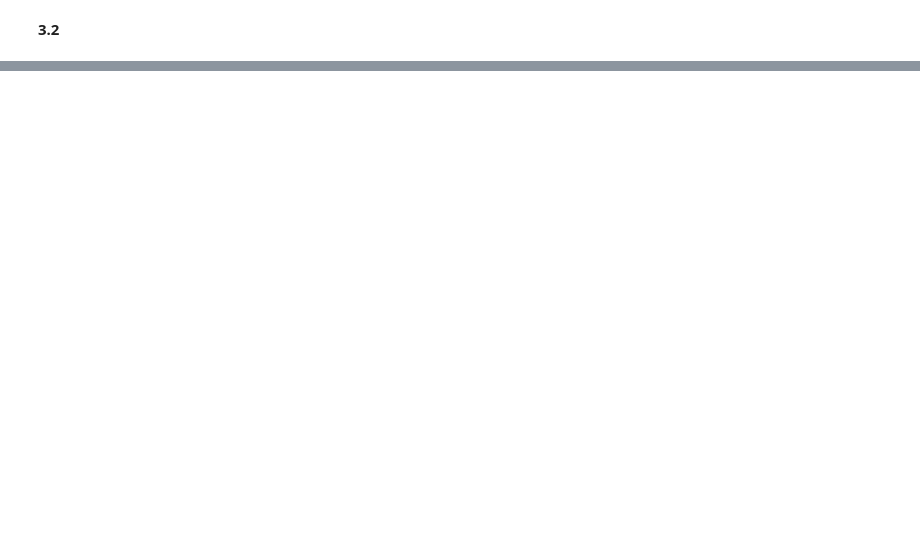
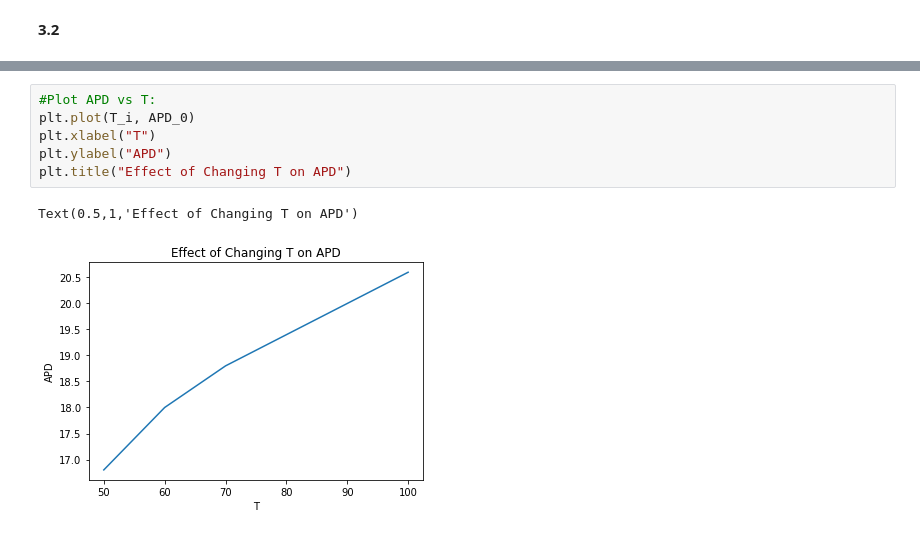
Before and after one commit to sloughlin/differential-equations, a Jupyter notebook: Project3.ipynb, the cells around one changed output, grey strips where cells are left out. Drawn from its saved outputs; the diff is of its cells as text; blank space fills up the shorter version.

```diff
--- a/Project3.ipynb
+++ b/Project3.ipynb
@@ -411,0 +447,9 @@ Text(0,0.5,'$y$')
+# %%
+#Plot APD vs T:
+plt.plot(T_i, APD_0)
+plt.xlabel("T")
+plt.ylabel("APD")
+plt.title("Effect of Changing T on APD")
+# %% [output]
+Text(0.5,1,'Effect of Changing T on APD')
+[figure, added]
```
Also changed, not shown: parts of 13 cells of this notebook.
